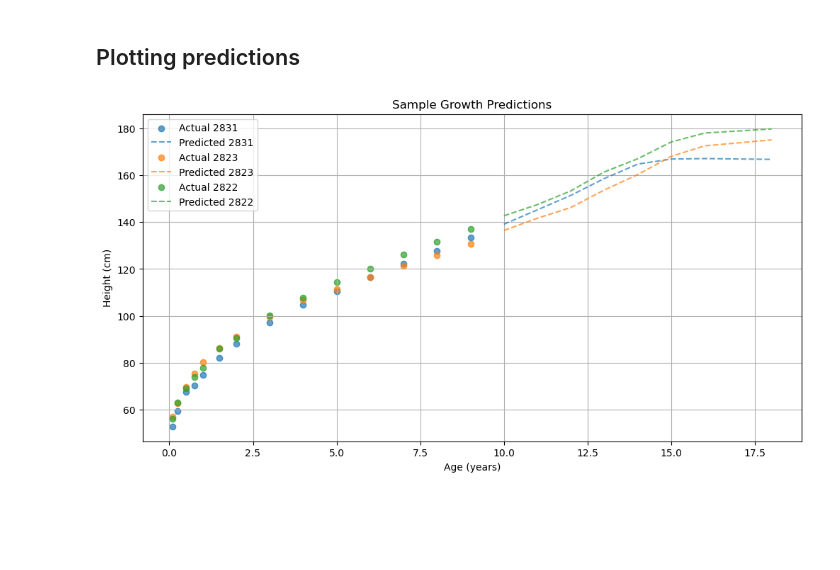
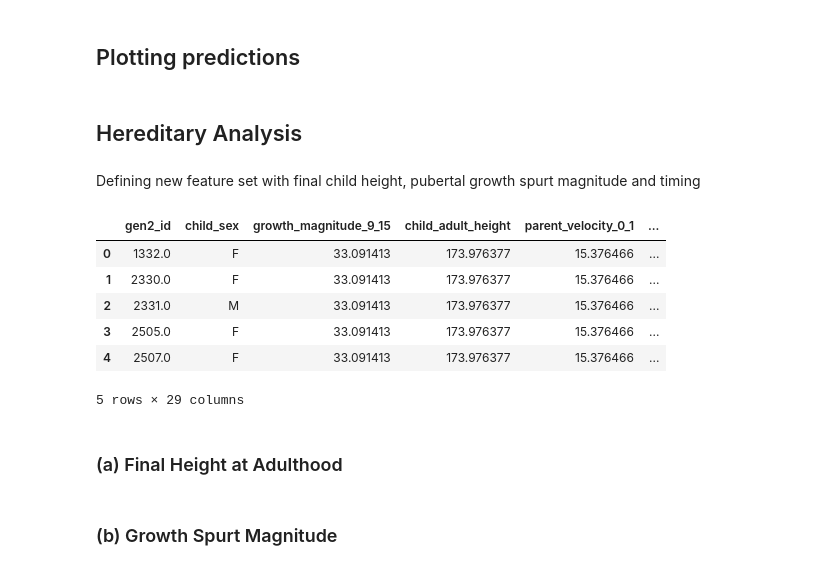
Before and after one commit to aavalose/aliens_height, a Jupyter notebook: serigne_best_approach.ipynb, the cells around one changed output. Drawn from its saved outputs; the diff is of its cells as text; code cells hidden in the pictures; blank space fills up the shorter version.

```diff
--- a/serigne_best_approach.ipynb
+++ b/serigne_best_approach.ipynb
@@ -237,6 +239,7 @@ for gen2_id, group in gen2_grouped:
 features_df = pd.DataFrame(features_list)
 
 # Handle missing values using median imputation
+features_df.replace(-1, np.nan, inplace=True)
 numeric_features = features_df.select_dtypes(include=[np.number]).columns
 imputer = SimpleImputer(strategy='median')
 features_df[numeric_features] = imputer.fit_transform(features_df[numeric_features])
@@ -371,6 +374,7 @@ for gen2_id, group in gen2_test_grouped:
 test_features = pd.DataFrame(test_features_list)
 # %%
 # Handle missing values in test features using the same imputer
+test_features.replace(-1, np.nan, inplace=True)
 test_features[numeric_features] = imputer.transform(test_features[numeric_features])
 
 # Encode categorical variables
@@ -443,5 +447,7 @@ plt.title('Sample Growth Predictions')
 plt.legend()
 plt.grid(True)
 plt.show()
-# %% [output]
-[figure, removed]
+# %% [markdown]
+## Hereditary Analysis
+# %% [markdown]
+Defining new feature set with final child height, pubertal growth spurt magnitude and timing
@@ -447,0 +571,12 @@ plt.show()
+# %%
+features_df.head()
+# %% [output]
+|  | gen2_id | child_sex | growth_magnitude_9_15 | child_adult_height | parent_velocity_0_1 | ... |
+| 0 | 1332.0 | F | 33.091413 | 173.976377 | 15.376466 | ... |
+| 1 | 2330.0 | F | 33.091413 | 173.976377 | 15.376466 | ... |
+| 2 | 2331.0 | M | 33.091413 | 173.976377 | 15.376466 | ... |
+| 3 | 2505.0 | F | 33.091413 | 173.976377 | 15.376466 | ... |
+| 4 | 2507.0 | F | 33.091413 | 173.976377 | 15.376466 | ... |
+5 rows × 29 columns
+# %% [markdown]
+### (a) Final Height at Adulthood
@@ -447,0 +611,2 @@ plt.show()
+# %% [markdown]
+### (b) Growth Spurt Magnitude
```
Also changed, not shown: parts of 20 cells of this notebook.
